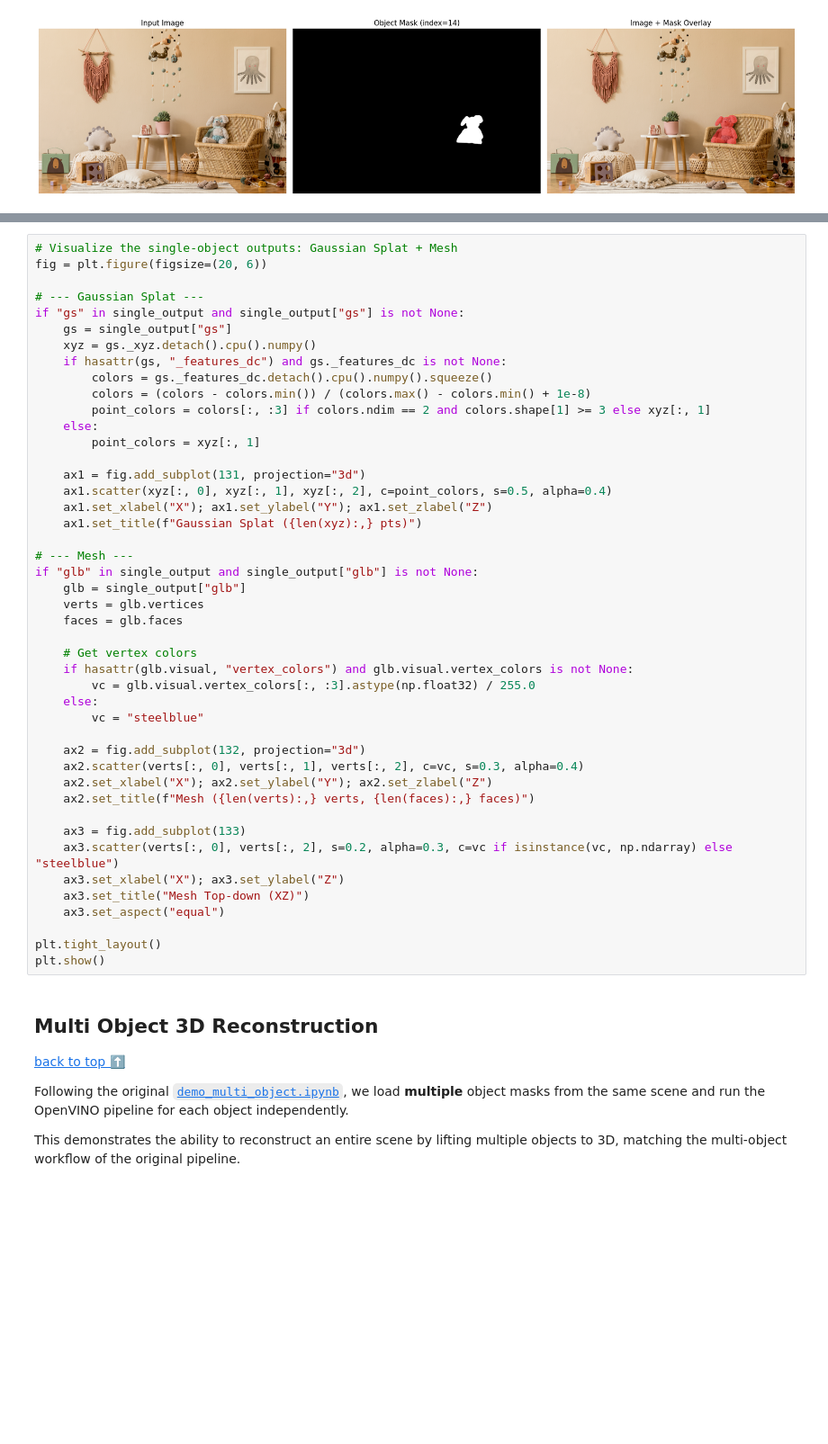
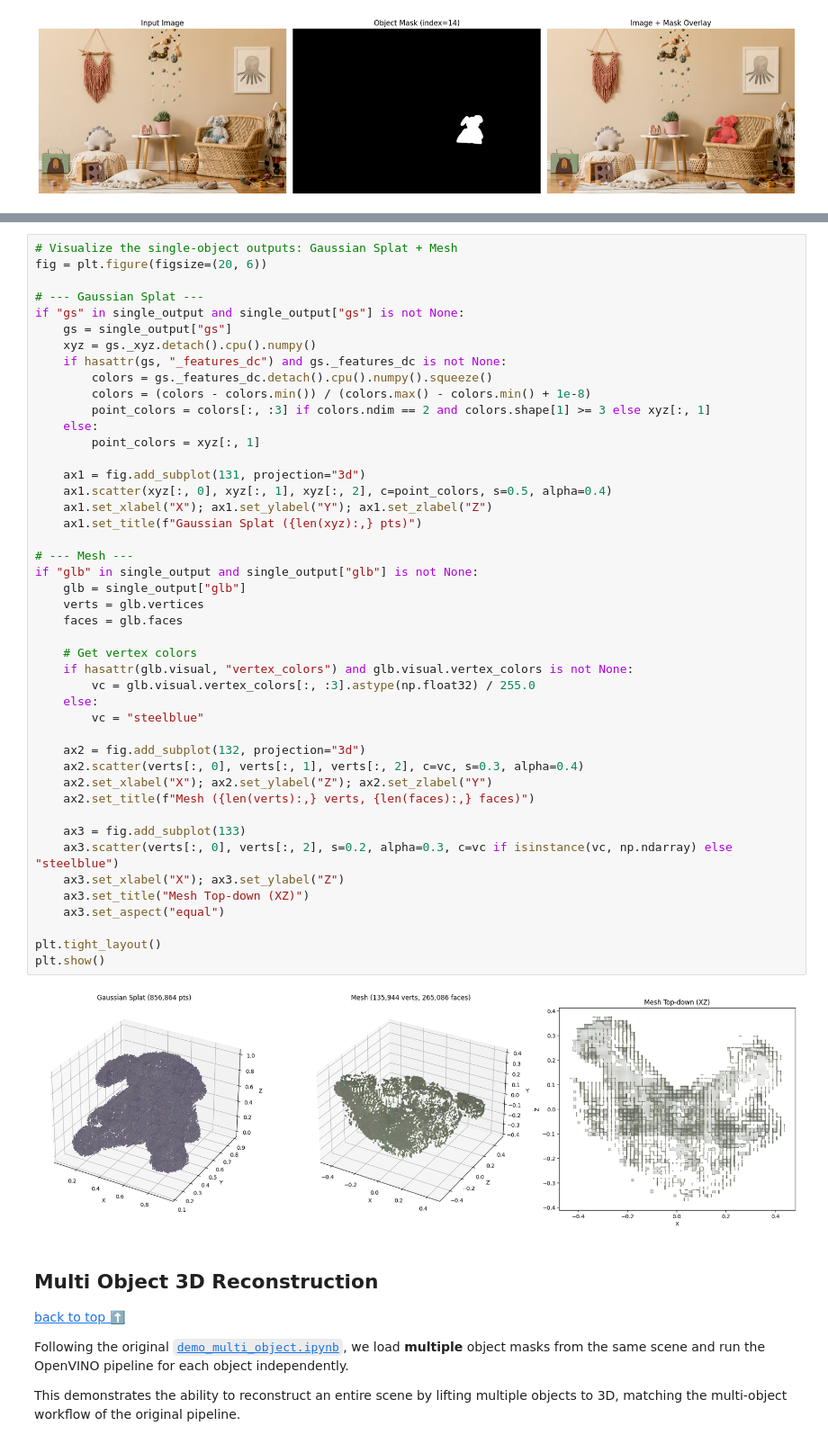
Before and after one commit to openvino-dev-samples/openvino_notebooks, a Jupyter notebook: notebooks/sam-3d-objects-reconstruction/sam-3d-objects-reconstruction.ipynb, the cells around one changed output, grey strips where cells are left out. Shown at 90% size. Cells and saved outputs as stored; diff of their text form; blank space fills up the shorter version.

```diff
--- a/notebooks/sam-3d-objects-reconstruction/sam-3d-objects-reconstruction.ipynb
+++ b/notebooks/sam-3d-objects-reconstruction/sam-3d-objects-reconstruction.ipynb
@@ -811,34 +860,36 @@ if "gs" in single_output and single_output["gs"] is not None:
 
     ax1 = fig.add_subplot(131, projection="3d")
     ax1.scatter(xyz[:, 0], xyz[:, 1], xyz[:, 2], c=point_colors, s=0.5, alpha=0.4)
     ax1.set_xlabel("X"); ax1.set_ylabel("Y"); ax1.set_zlabel("Z")
     ax1.set_title(f"Gaussian Splat ({len(xyz):,} pts)")
 
 # --- Mesh ---
 if "glb" in single_output and single_output["glb"] is not None:
     glb = single_output["glb"]
     verts = glb.vertices
     faces = glb.faces
 
     # Get vertex colors
     if hasattr(glb.visual, "vertex_colors") and glb.visual.vertex_colors is not None:
         vc = glb.visual.vertex_colors[:, :3].astype(np.float32) / 255.0
     else:
         vc = "steelblue"
 
     ax2 = fig.add_subplot(132, projection="3d")
     ax2.scatter(verts[:, 0], verts[:, 1], verts[:, 2], c=vc, s=0.3, alpha=0.4)
-    ax2.set_xlabel("X"); ax2.set_ylabel("Y"); ax2.set_zlabel("Z")
+    ax2.set_xlabel("X"); ax2.set_ylabel("Z"); ax2.set_zlabel("Y")
     ax2.set_title(f"Mesh ({len(verts):,} verts, {len(faces):,} faces)")
 
     ax3 = fig.add_subplot(133)
     ax3.scatter(verts[:, 0], verts[:, 2], s=0.2, alpha=0.3, c=vc if isinstance(vc, np.ndarray) else "steelblue")
     ax3.set_xlabel("X"); ax3.set_ylabel("Z")
     ax3.set_title("Mesh Top-down (XZ)")
     ax3.set_aspect("equal")
 
 plt.tight_layout()
 plt.show()
+# %% [output]
+[figure, added]
 # %% [markdown]
 ## Multi Object 3D Reconstruction
 [back to top ⬆️](#Table-of-contents:)
```
Also changed, not shown: parts of 10 cells of this notebook, 1 other file.
